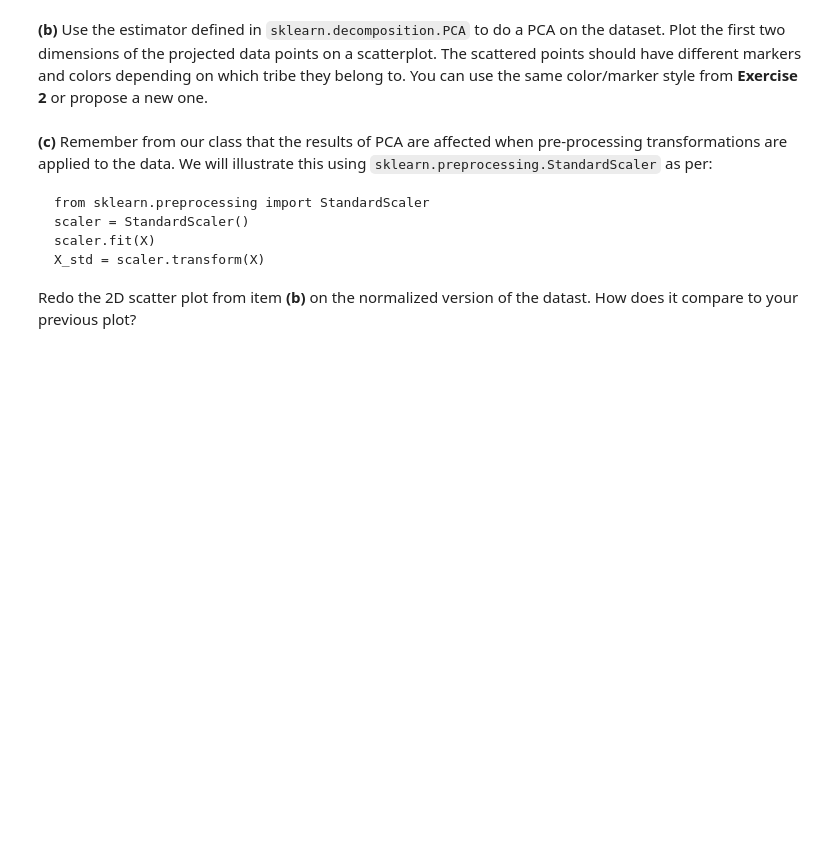
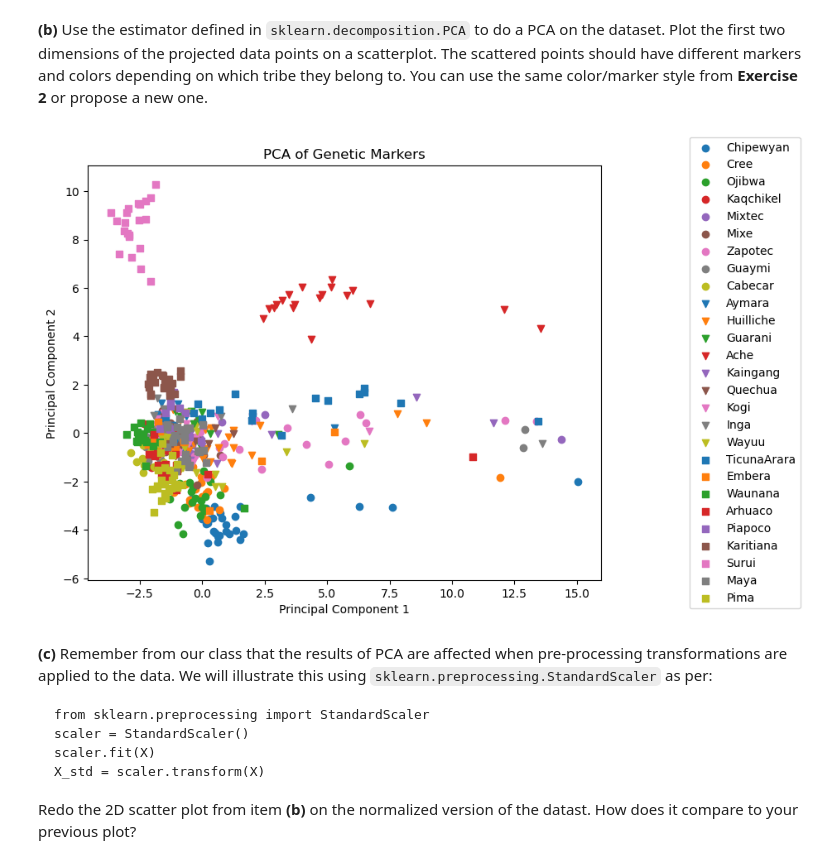
Before and after one commit to felixwl/isla, a Jupyter notebook: tp2/TP2.ipynb, the cells around one changed output. Cells and saved outputs as stored; diff of their text form; code cells hidden in the pictures; blank space fills up the shorter version.

````diff
--- a/tp2/TP2.ipynb
+++ b/tp2/TP2.ipynb
@@ -190,6 +196,32 @@ print(lr.coef_)
 **(a)** Explain in a few words the main concepts and ideas underlying the principal component analysis (PCA). You should include both the geometric and statistical interpretations of PCA.
 # %% [markdown]
 **(b)** Use the estimator defined in `sklearn.decomposition.PCA` to do a PCA on the dataset. Plot the first two dimensions of the projected data points on a scatterplot. The scattered points should have different markers and colors depending on which tribe they belong to. You can use the same color/marker style from **Exercise 2** or propose a new one.
+# %%
+from sklearn.decomposition import PCA
+
+pca = PCA(n_components=2)
+pca.fit(X)
+X_reduced = pca.transform(X)
+
+marker_list = ['o', 'v', 's']
+colors_list = [f'C{i}' for i in range(9)]
+
+fig, ax = plt.subplots(figsize=(8.0, 6.5))
+
+for i, tribe in enumerate(gdf['Pop'].unique()):
+    points_tribe = X_reduced[gdf['Pop'] == tribe]
+    ax.scatter(points_tribe[:, 0], points_tribe[:, 1],
+               marker=marker_list[i//9],
+               color=colors_list[i%9], label=tribe)
+
+ax.legend(loc='center right', bbox_to_anchor=(1.4, 0.5))
+
+ax.set_title('PCA of Genetic Markers')
+ax.set_xlabel('Principal Component 1')
+ax.set_ylabel('Principal Component 2')
+plt.show()
+# %% [output]
+[figure, added]
 # %% [markdown]
 **(c)** Remember from our class that the results of PCA are affected when pre-processing transformations are applied to the data. We will illustrate this using `sklearn.preprocessing.StandardScaler` as per:
 ```
````
Also changed, not shown: parts of 10 cells of this notebook.
